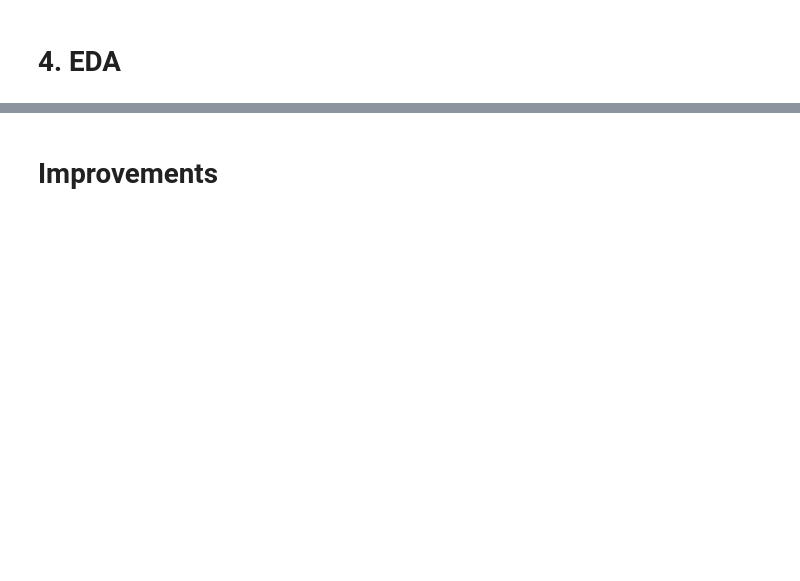
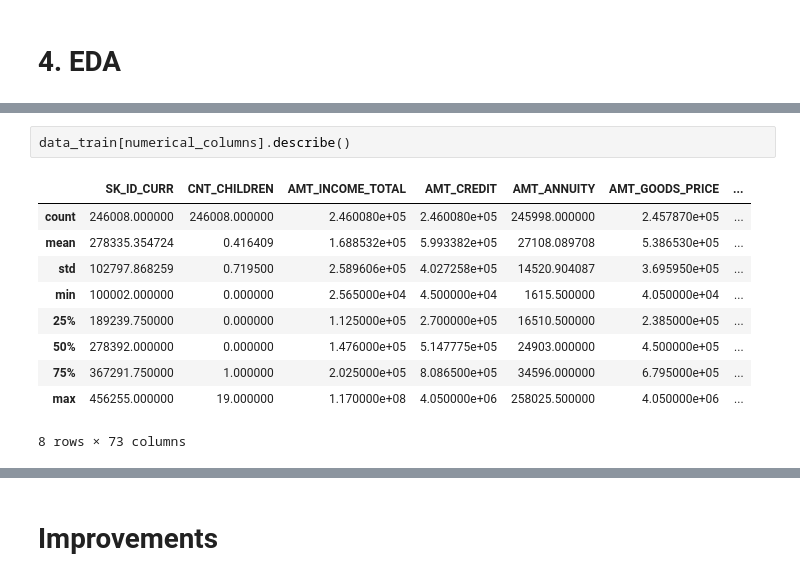
Before and after one commit to CelineChiLamNg/home_credit_default_prediction, a Jupyter notebook: notebooks/home_credit_2.ipynb, the cells around one changed output, grey strips where cells are left out. Cells and saved outputs as stored; diff of their text form; blank space fills up the shorter version.

```diff
--- a/notebooks/home_credit_2.ipynb
+++ b/notebooks/home_credit_2.ipynb
@@ -303,0 +286,13 @@ print(103558/356255)
+# %%
+data_train[numerical_columns].describe()
+# %% [output]
+|  | SK_ID_CURR | CNT_CHILDREN | AMT_INCOME_TOTAL | AMT_CREDIT | AMT_ANNUITY | AMT_GOODS_PRICE | ... |
+| count | 246008.000000 | 246008.000000 | 2.460080e+05 | 2.460080e+05 | 245998.000000 | 2.457870e+05 | ... |
+| mean | 278335.354724 | 0.416409 | 1.688532e+05 | 5.993382e+05 | 27108.089708 | 5.386530e+05 | ... |
+| std | 102797.868259 | 0.719500 | 2.589606e+05 | 4.027258e+05 | 14520.904087 | 3.695950e+05 | ... |
+| min | 100002.000000 | 0.000000 | 2.565000e+04 | 4.500000e+04 | 1615.500000 | 4.050000e+04 | ... |
+| 25% | 189239.750000 | 0.000000 | 1.125000e+05 | 2.700000e+05 | 16510.500000 | 2.385000e+05 | ... |
+| 50% | 278392.000000 | 0.000000 | 1.476000e+05 | 5.147775e+05 | 24903.000000 | 4.500000e+05 | ... |
+| 75% | 367291.750000 | 1.000000 | 2.025000e+05 | 8.086500e+05 | 34596.000000 | 6.795000e+05 | ... |
+| max | 456255.000000 | 19.000000 | 1.170000e+08 | 4.050000e+06 | 258025.500000 | 4.050000e+06 | ... |
+8 rows × 73 columns
```
Also changed, not shown: parts of 19 cells of this notebook, 1 other file.
